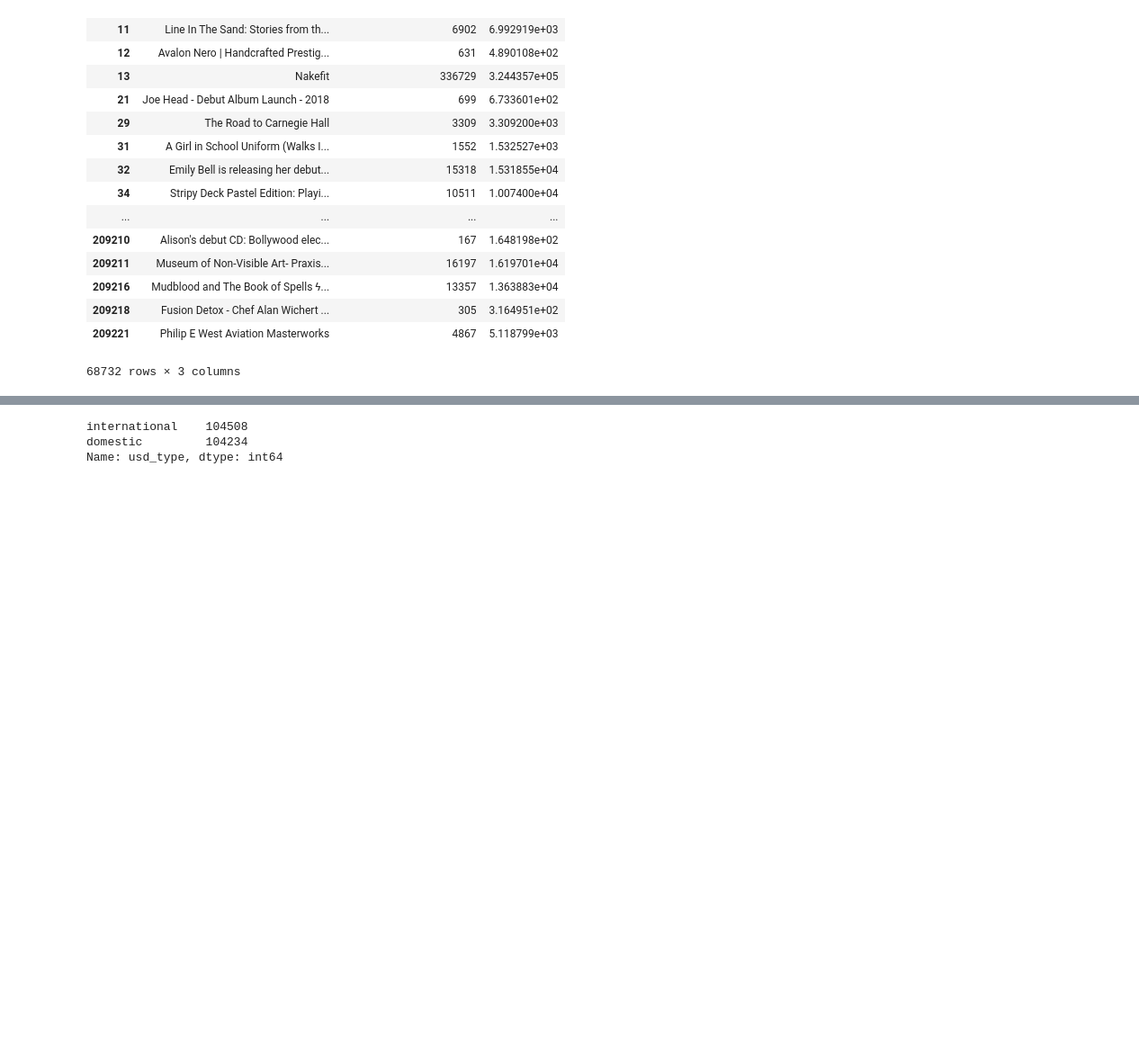
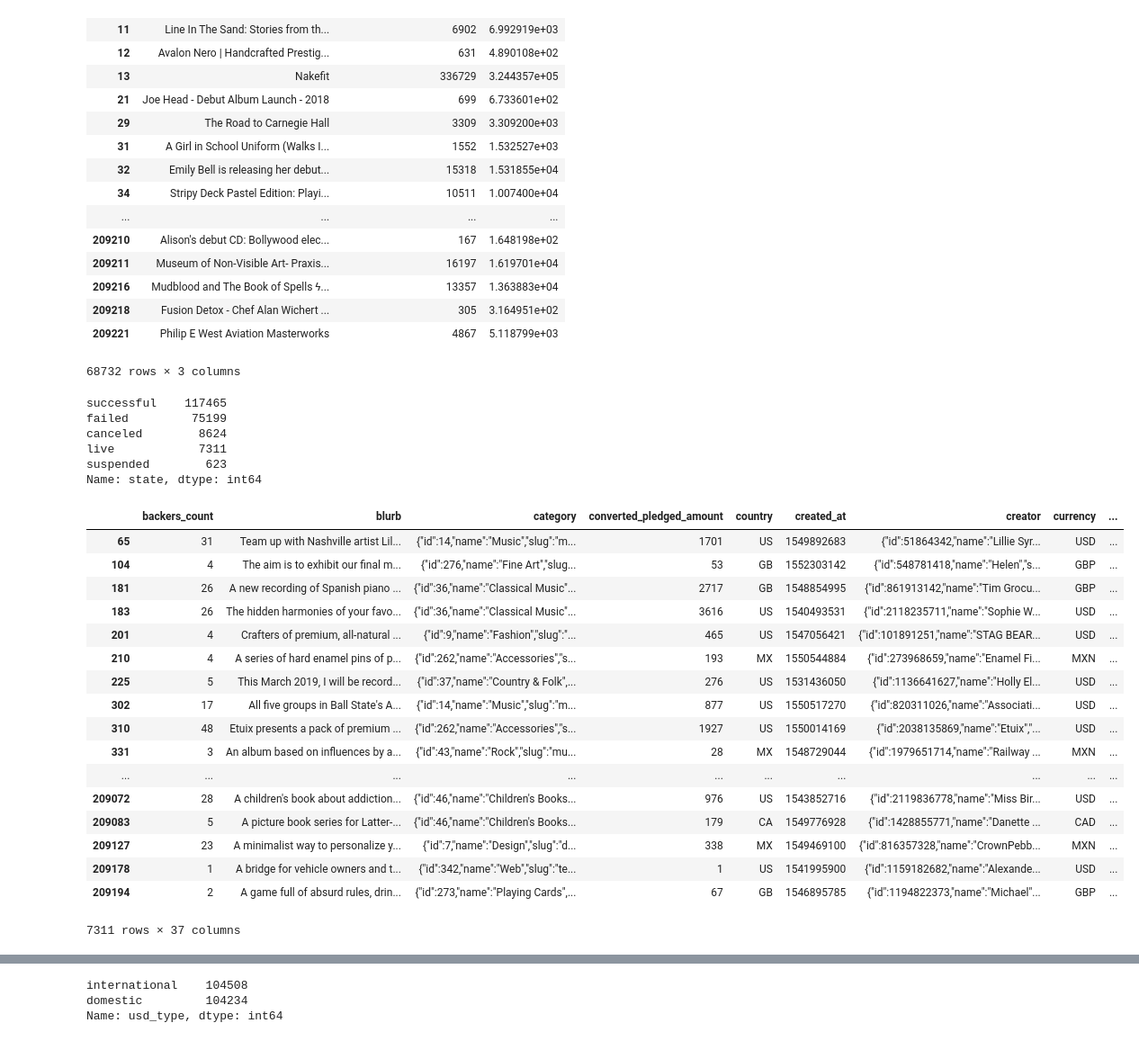
Before and after one commit to faymarie/crowdfunding-analysis, a Jupyter notebook: crowdfunding-analysis.ipynb, the cells around one changed output, grey strips where cells are left out. Shown: that part at 90% size. Drawn from its saved outputs; the diff is of its cells as text; code cells hidden in the pictures; blank space fills up the shorter version.

```diff
--- a/crowdfunding-analysis.ipynb
+++ b/crowdfunding-analysis.ipynb
@@ -385,3 +393,34 @@ kickstarter[kickstarter['converted_pledged_amount'] != kickstarter['usd_pledged'
 | 209218 | Fusion Detox - Chef Alan Wichert ... | 305 | 3.164951e+02 |
 | 209221 | Philip E West Aviation Masterworks | 4867 | 5.118799e+03 |
 68732 rows × 3 columns
+# %%
+# assess state
+kickstarter.state.value_counts()
+# %% [output]
+successful    117465
+failed         75199
+canceled        8624
+live            7311
+suspended        623
+Name: state, dtype: int64
+# %%
+kickstarter[kickstarter.state == "live"]
+# %% [output]
+|  | backers_count | blurb | category | converted_pledged_amount | country | created_at | creator | currency | ... |
+| 65 | 31 | Team up with Nashville artist Lil... | {"id":14,"name":"Music","slug":"m... | 1701 | US | 1549892683 | {"id":51864342,"name":"Lillie Syr... | USD | ... |
+| 104 | 4 | The aim is to exhibit our final m... | {"id":276,"name":"Fine Art","slug... | 53 | GB | 1552303142 | {"id":548781418,"name":"Helen","s... | GBP | ... |
+| 181 | 26 | A new recording of Spanish piano ... | {"id":36,"name":"Classical Music"... | 2717 | GB | 1548854995 | {"id":861913142,"name":"Tim Grocu... | GBP | ... |
+| 183 | 26 | The hidden harmonies of your favo... | {"id":36,"name":"Classical Music"... | 3616 | US | 1540493531 | {"id":2118235711,"name":"Sophie W... | USD | ... |
+| 201 | 4 | Crafters of premium, all-natural ... | {"id":9,"name":"Fashion","slug":"... | 465 | US | 1547056421 | {"id":101891251,"name":"STAG BEAR... | USD | ... |
+| 210 | 4 | A series of hard enamel pins of p... | {"id":262,"name":"Accessories","s... | 193 | MX | 1550544884 | {"id":273968659,"name":"Enamel Fi... | MXN | ... |
+| 225 | 5 | This March 2019, I will be record... | {"id":37,"name":"Country & Folk",... | 276 | US | 1531436050 | {"id":1136641627,"name":"Holly El... | USD | ... |
+| 302 | 17 | All five groups in Ball State's A... | {"id":14,"name":"Music","slug":"m... | 877 | US | 1550517270 | {"id":820311026,"name":"Associati... | USD | ... |
+| 310 | 48 | Etuix presents a pack of premium ... | {"id":262,"name":"Accessories","s... | 1927 | US | 1550014169 | {"id":2038135869,"name":"Etuix","... | USD | ... |
+| 331 | 3 | An album based on influences by a... | {"id":43,"name":"Rock","slug":"mu... | 28 | MX | 1548729044 | {"id":1979651714,"name":"Railway ... | MXN | ... |
+| ... | ... | ... | ... | ... | ... | ... | ... | ... | ... |
+| 209072 | 28 | A children's book about addiction... | {"id":46,"name":"Children's Books... | 976 | US | 1543852716 | {"id":2119836778,"name":"Miss Bir... | USD | ... |
+| 209083 | 5 | A picture book series for Latter-... | {"id":46,"name":"Children's Books... | 179 | CA | 1549776928 | {"id":1428855771,"name":"Danette ... | CAD | ... |
+| 209127 | 23 | A minimalist way to personalize y... | {"id":7,"name":"Design","slug":"d... | 338 | MX | 1549469100 | {"id":816357328,"name":"CrownPebb... | MXN | ... |
+| 209178 | 1 | A bridge for vehicle owners and t... | {"id":342,"name":"Web","slug":"te... | 1 | US | 1541995900 | {"id":1159182682,"name":"Alexande... | USD | ... |
+| 209194 | 2 | A game full of absurd rules, drin... | {"id":273,"name":"Playing Cards",... | 67 | GB | 1546895785 | {"id":1194822373,"name":"Michael"... | GBP | ... |
+7311 rows × 37 columns
```
Also changed, not shown: parts of 45 cells of this notebook.
